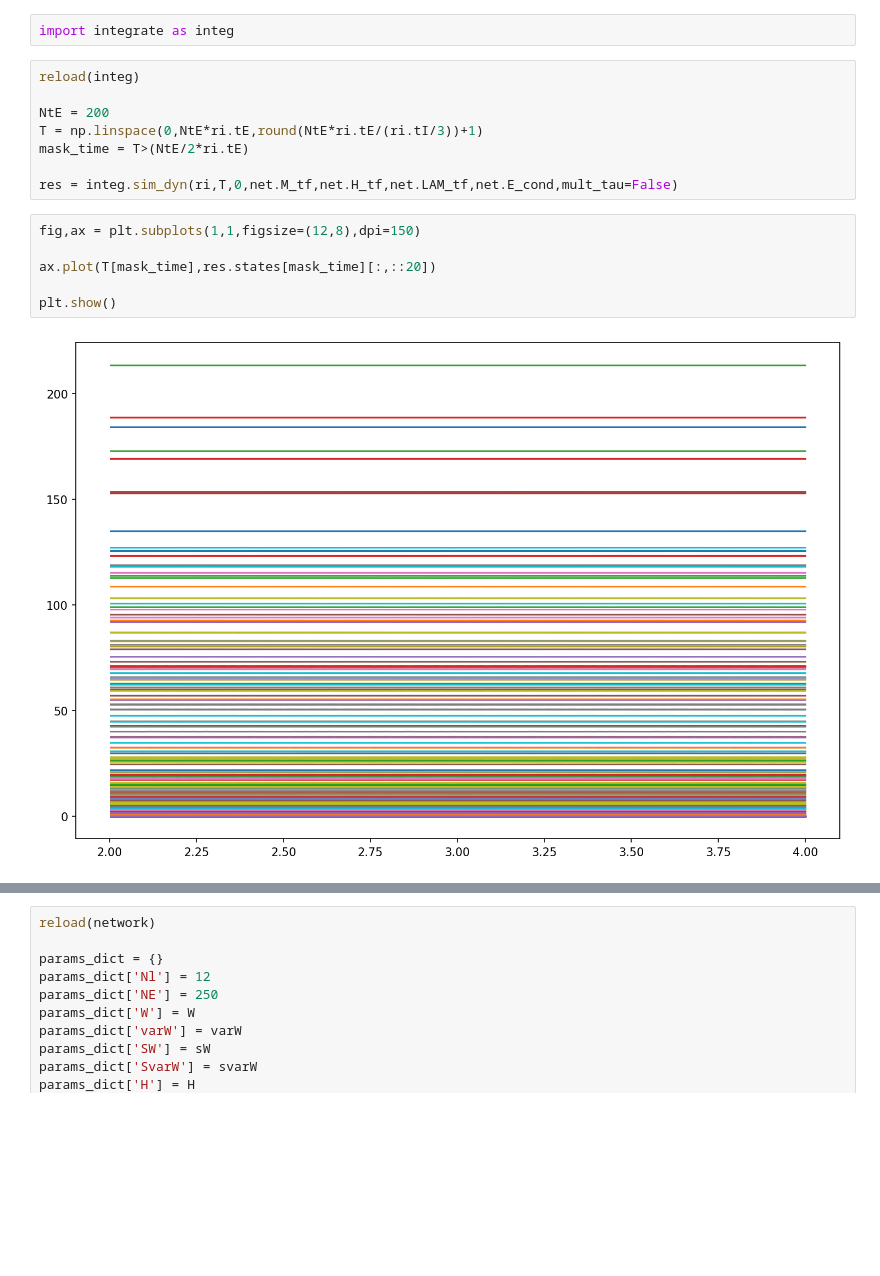
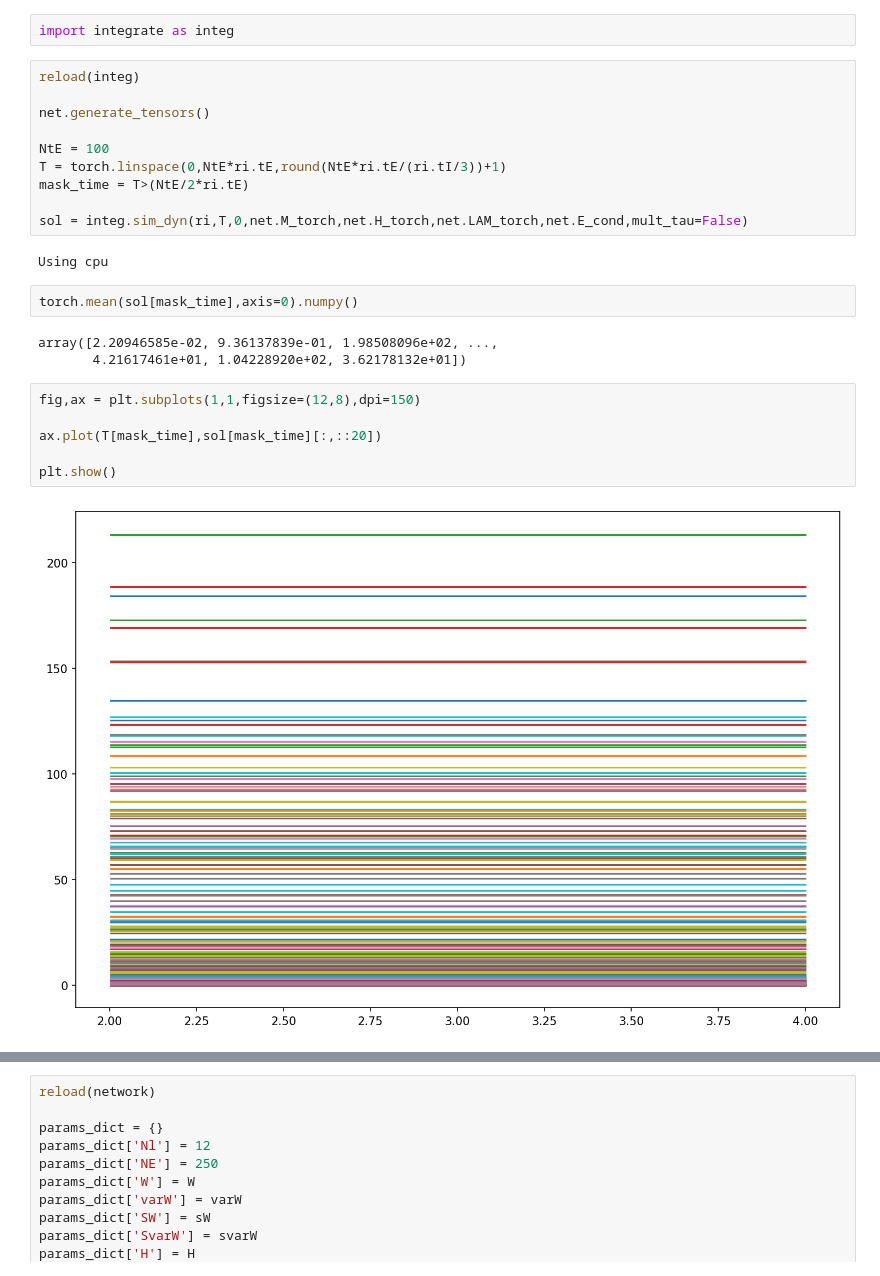
Before and after one commit to AddingAddict/ToroidalNetworks, a Jupyter notebook: hetero_weights/notebooks/test_torch_integrator.ipynb, the cells around one changed output, grey strips where cells are left out. Cells and saved outputs as stored; diff of their text form; blank space fills up the shorter version.

```diff
--- a/hetero_weights/notebooks/test_tf_integrator.ipynb
+++ b/hetero_weights/notebooks/test_torch_integrator.ipynb
@@ -223,19 +211,28 @@ import integrate as integ
 # %%
 reload(integ)
 
-NtE = 200
-T = np.linspace(0,NtE*ri.tE,round(NtE*ri.tE/(ri.tI/3))+1)
+net.generate_tensors()
+
+NtE = 100
+T = torch.linspace(0,NtE*ri.tE,round(NtE*ri.tE/(ri.tI/3))+1)
 mask_time = T>(NtE/2*ri.tE)
 
-res = integ.sim_dyn(ri,T,0,net.M_tf,net.H_tf,net.LAM_tf,net.E_cond,mult_tau=False)
+sol = integ.sim_dyn(ri,T,0,net.M_torch,net.H_torch,net.LAM_torch,net.E_cond,mult_tau=False)
+# %% [output]
+Using cpu
+# %%
+torch.mean(sol[mask_time],axis=0).numpy()
+# %% [output]
+array([2.20946585e-02, 9.36137839e-01, 1.98508096e+02, ...,
+       4.21617461e+01, 1.04228920e+02, 3.62178132e+01])
 # %%
 fig,ax = plt.subplots(1,1,figsize=(12,8),dpi=150)
 
-ax.plot(T[mask_time],res.states[mask_time][:,::20])
+ax.plot(T[mask_time],sol[mask_time][:,::20])
 
 plt.show()
 # %% [output]
-[figure, old version]
+[figure, new version]
 # %%
 import inspect
 
```
Also changed, not shown: parts of 6 cells of this notebook, 8 other files.
